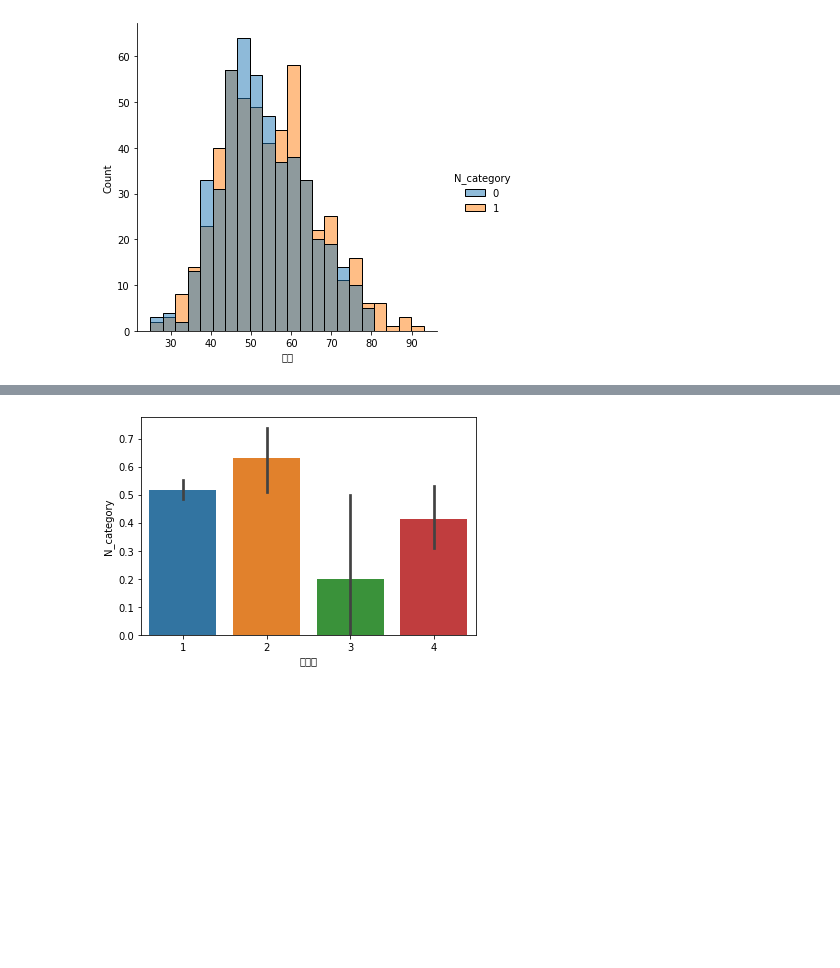
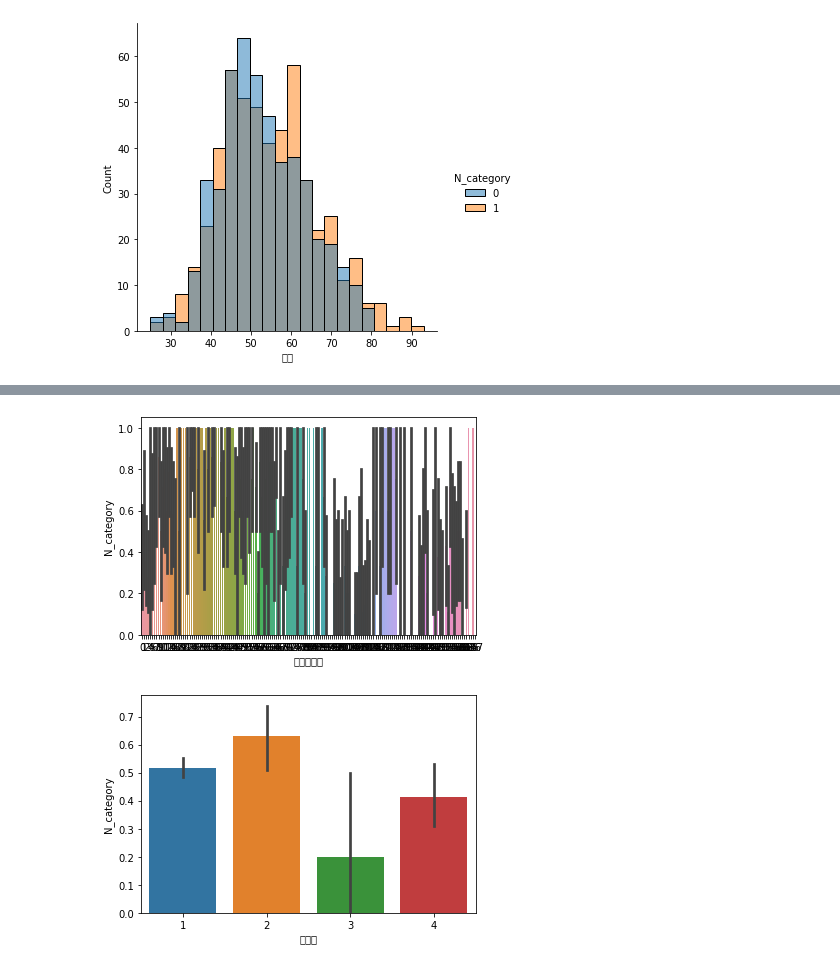
Before and after one commit to chi-hun/dacon, a Jupyter notebook: 유방암의_임파선_전이_예측_AI경진대회.ipynb, the cells around one changed output, grey strips where cells are left out. Saved outputs shown, nothing was run; the diff lists cells and outputs as text; code cells hidden in the pictures; blank space fills up the shorter version.

```diff
--- a/유방암의_임파선_전이_예측_AI경진대회.ipynb
+++ b/유방암의_임파선_전이_예측_AI경진대회.ipynb
@@ -104,3 +150,8 @@ plt.show()
+# %%
+sns.barplot(data=train_csv, x='수술경과월', y='N_category')
+plt.show()
+# %% [output]
+[figure, added]
 # %%
 sns.barplot(data=train_csv, x='진단명', y='N_category')
 plt.show()
```
Also changed, not shown: parts of 81 cells of this notebook.
